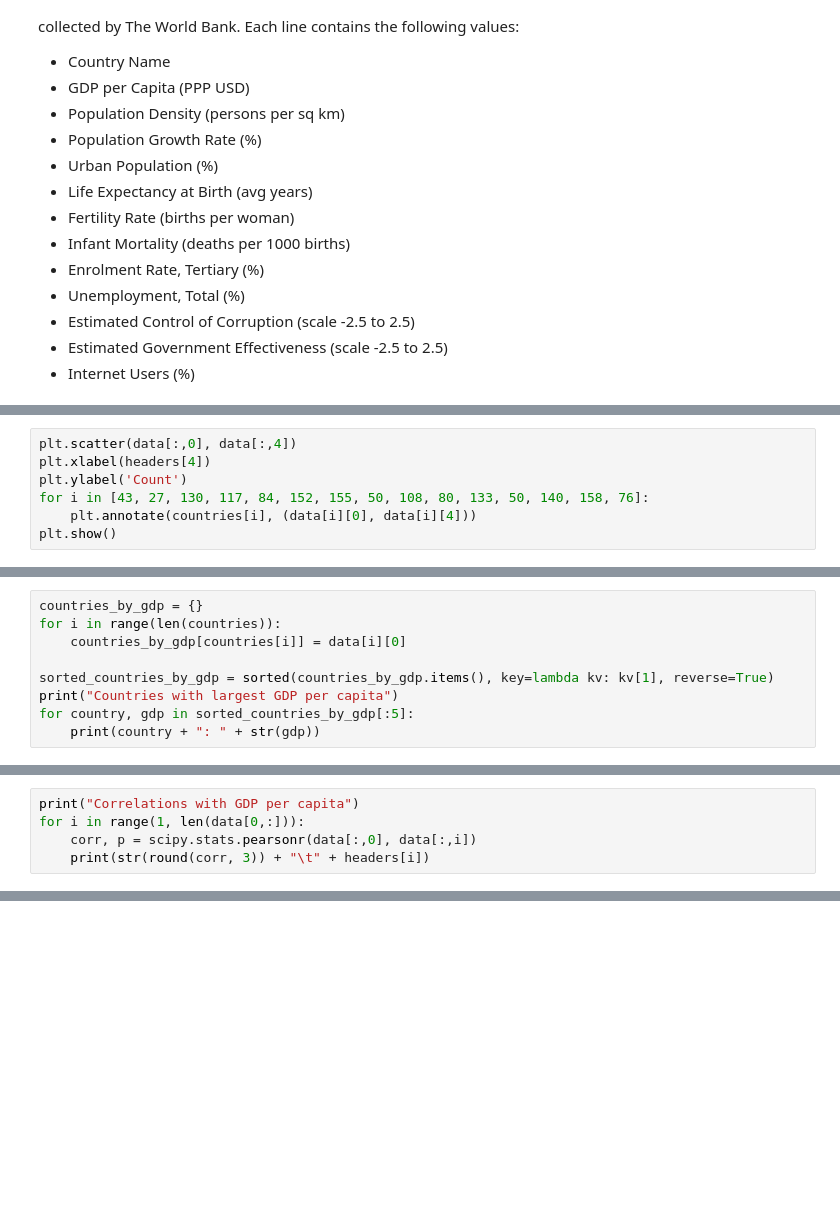
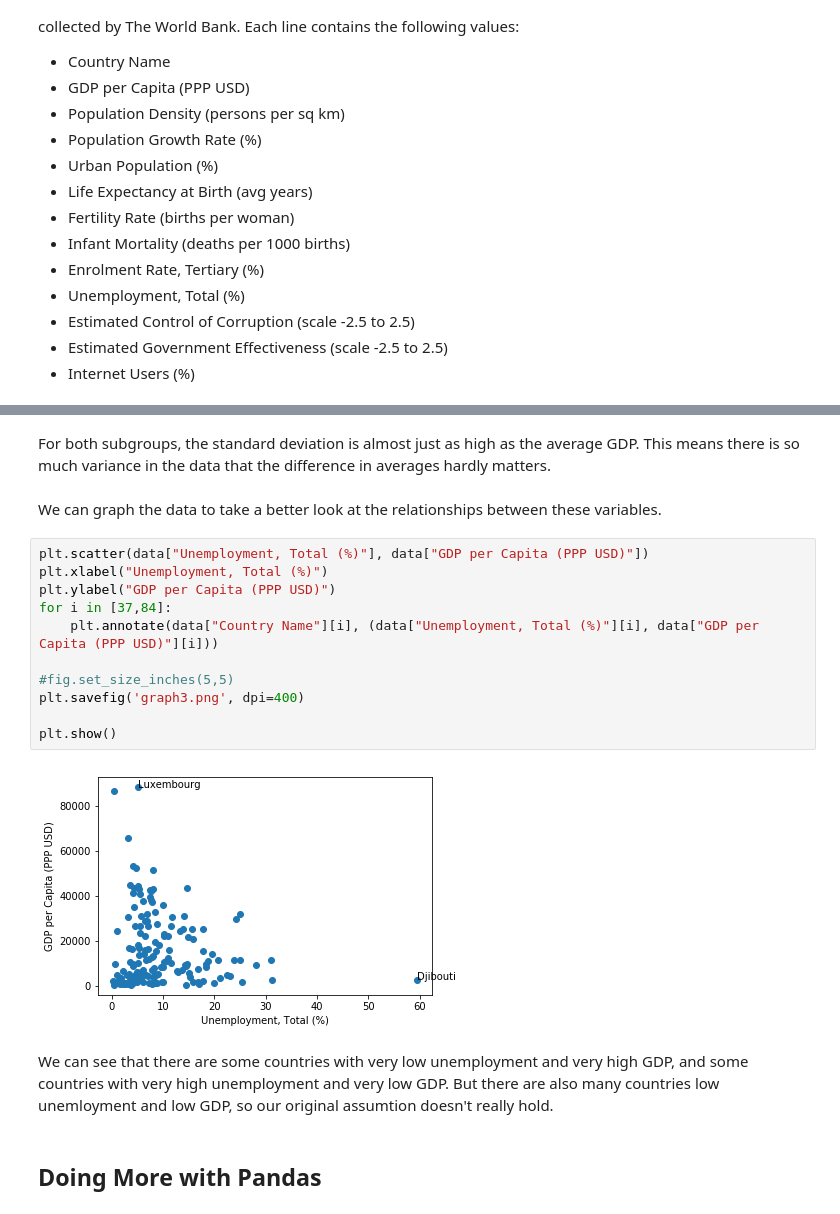
Before and after one commit to marekrei/cl-datasci-pnp, a Jupyter notebook: lecture1-introduction/lecture1.ipynb, the cells around one changed output, grey strips where cells are left out. Saved outputs shown, nothing was run; the diff lists cells and outputs as text; blank space fills up the shorter version.

```diff
--- a/lecture1-introduction/lecture1.ipynb
+++ b/lecture1-introduction/lecture1.ipynb
@@ -181,7 +39,0 @@ plot_scatter(data[:,0], data[:, 4], headers[0], headers[4])
-# %%
-plt.scatter(data[:,0], data[:,4])
-plt.xlabel(headers[4])
-plt.ylabel('Count')
-for i in [43, 27, 130, 117, 84, 152, 155, 50, 108, 80, 133, 50, 140, 158, 76]:
-    plt.annotate(countries[i], (data[i][0], data[i][4]))
-plt.show()
@@ -241,9 +39,0 @@ We might want to sort and list the countries according to a specific value. For
-# %%
-countries_by_gdp = {}
-for i in range(len(countries)):
-    countries_by_gdp[countries[i]] = data[i][0]
-
-sorted_countries_by_gdp = sorted(countries_by_gdp.items(), key=lambda kv: kv[1], reverse=True)
-print("Countries with largest GDP per capita")
-for country, gdp in sorted_countries_by_gdp[:5]:
-    print(country + ": " + str(gdp))
@@ -257,5 +39,0 @@ Brunei: 52482.33
-# %%
-print("Correlations with GDP per capita")
-for i in range(1, len(data[0,:])):
-    corr, p = scipy.stats.pearsonr(data[:,0], data[:,i])
-    print(str(round(corr, 3)) + "\t" + headers[i])
@@ -274,0 +164,21 @@ Correlations with GDP per capita
+# %% [markdown]
+For both subgroups, the standard deviation is almost just as high as the average GDP. This means there is so much variance in the data that the difference in averages hardly matters.
+# %% [markdown]
+We can graph the data to take a better look at the relationships between these variables.
+# %%
+plt.scatter(data["Unemployment, Total (%)"], data["GDP per Capita (PPP USD)"])
+plt.xlabel("Unemployment, Total (%)")
+plt.ylabel("GDP per Capita (PPP USD)")
+for i in [37,84]:
+    plt.annotate(data["Country Name"][i], (data["Unemployment, Total (%)"][i], data["GDP per Capita (PPP USD)"][i]))
+
+#fig.set_size_inches(5,5)
+plt.savefig('graph3.png', dpi=400)
+
+plt.show()
+# %% [output]
+[figure, added]
+# %% [markdown]
+We can see that there are some countries with very low unemployment and very high GDP, and some countries with very high unemployment and very low GDP. But there are also many countries low unemloyment and low GDP, so our original assumtion doesn't really hold.
+# %% [markdown]
+## Doing More with Pandas
```
Also changed, not shown: parts of 74 cells of this notebook.
